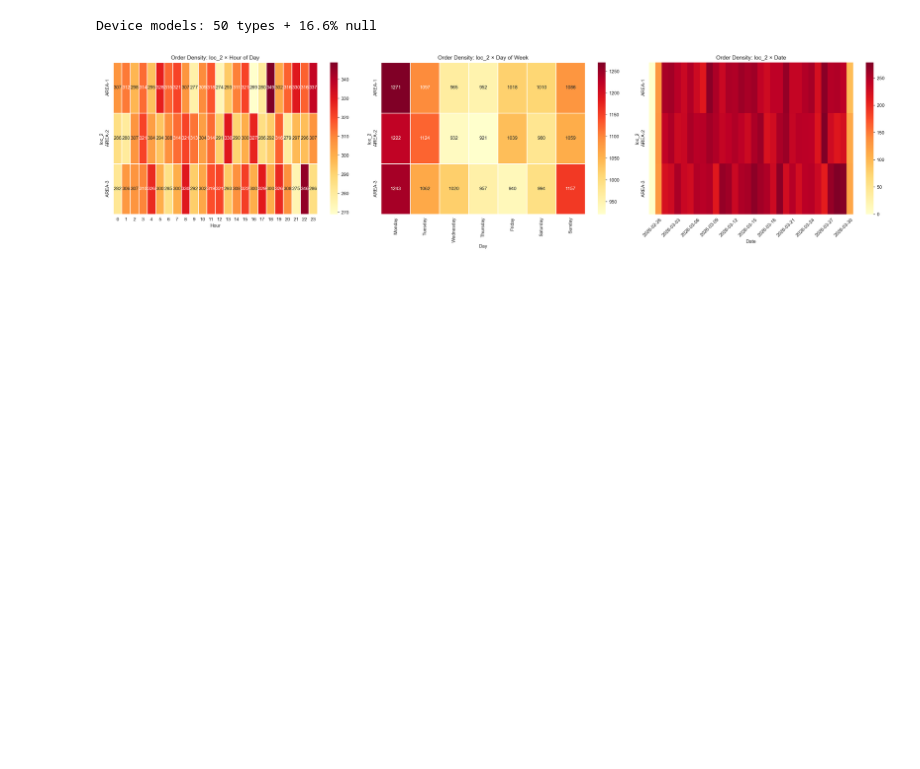
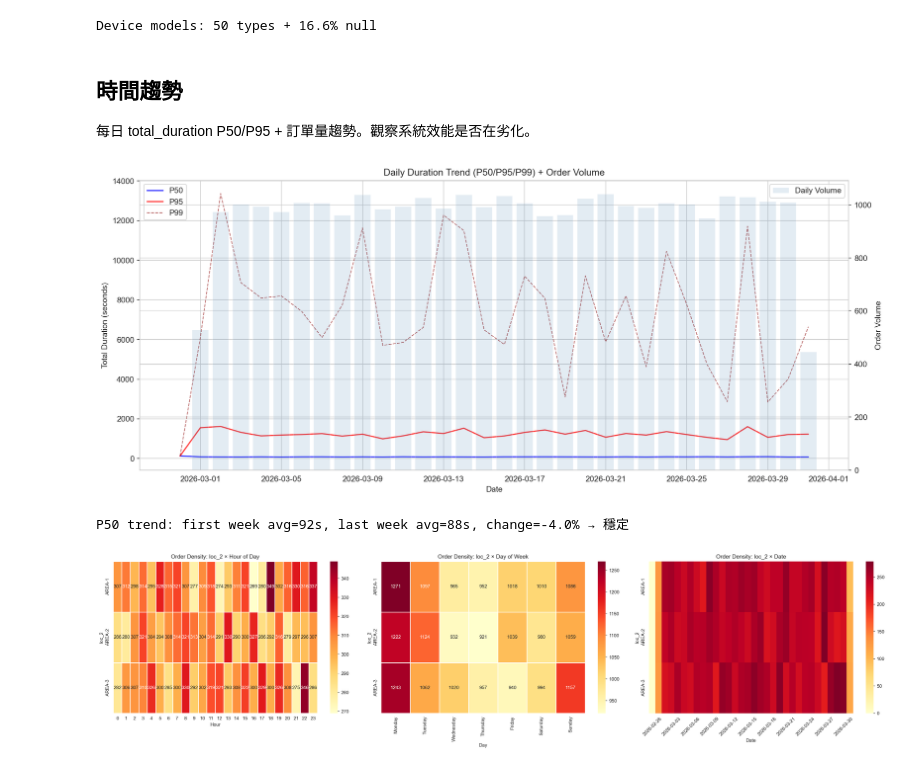
Before and after one commit to yschiang/perf-profiling, a Jupyter notebook: notebooks/step1_eda_contention.ipynb, the cells around one changed output. Saved outputs shown, nothing was run; the diff lists cells and outputs as text; code cells hidden in the pictures; blank space fills up the shorter version.

```diff
--- a/notebooks/step1_eda_contention.ipynb
+++ b/notebooks/step1_eda_contention.ipynb
@@ -164,6 +164,50 @@ print(f"Device models: {df['device_mode_name'].nunique()} types + {null_pct:.1f}
 # %% [output]
 [figure]
 Device models: 50 types + 16.6% null
+# %% [markdown]
+## 時間趨勢
+
+每日 total_duration P50/P95 + 訂單量趨勢。觀察系統效能是否在劣化。
+# %%
+# Daily duration trend
+df['date'] = df['order_created_at'].dt.date
+daily = df.groupby('date').agg(
+    p50=('total_duration_seconds', 'median'),
+    p95=('total_duration_seconds', lambda x: x.quantile(0.95)),
+    p99=('total_duration_seconds', lambda x: x.quantile(0.99)),
+    volume=('order_id', 'count'),
+).reset_index()
+daily['date'] = pd.to_datetime(daily['date'])
+
+fig, ax1 = plt.subplots(figsize=(14, 6))
+
+ax1.plot(daily['date'], daily['p50'], 'b-', linewidth=1.5, label='P50', alpha=0.8)
+ax1.plot(daily['date'], daily['p95'], 'r-', linewidth=1.5, label='P95', alpha=0.8)
+ax1.plot(daily['date'], daily['p99'], 'darkred', linewidth=1, linestyle='--', label='P99', alpha=0.6)
+ax1.set_ylabel('Total Duration (seconds)')
+ax1.set_xlabel('Date')
+ax1.legend(loc='upper left')
+
+ax2 = ax1.twinx()
+ax2.bar(daily['date'], daily['volume'], alpha=0.15, color='steelblue', width=0.8, label='Daily Volume')
+ax2.set_ylabel('Order Volume')
+ax2.legend(loc='upper right')
+
+ax1.set_title('Daily Duration Trend (P50/P95/P99) + Order Volume')
+plt.tight_layout()
+plt.savefig(REPORTS_DIR / 'step1_duration_trend.png', dpi=150)
+plt.show()
+
+# Trend direction
+if len(daily) >= 7:
+    first_week = daily.head(7)['p50'].mean()
+    last_week = daily.tail(7)['p50'].mean()
+    change = (last_week - first_week) / first_week * 100 if first_week > 0 else 0
+    direction = '↑ 上升' if change > 10 else '↓ 下降' if change < -10 else '→ 穩定'
+    print(f"P50 trend: first week avg={first_week:.0f}s, last week avg={last_week:.0f}s, change={change:+.1f}% {direction}")
+# %% [output]
+[figure, added]
+P50 trend: first week avg=92s, last week avg=88s, change=-4.0% → 穩定
 # %%
 # Usage heatmap: loc_2 × hour / day-of-week / date
 df['hour'] = df['order_created_at'].dt.hour
```
Also changed, not shown: 7 other files.
